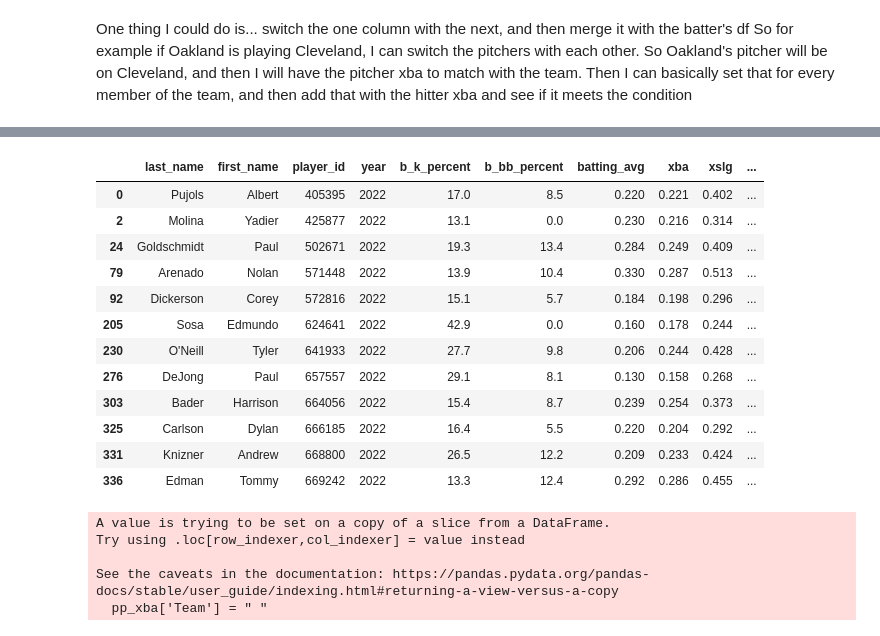
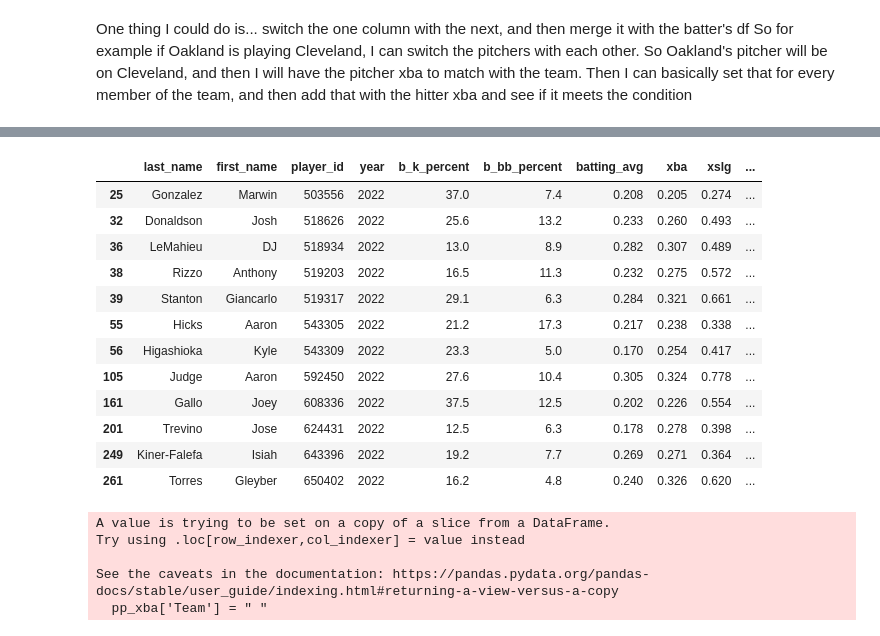
Before and after one commit to dkeyer/baseball_stuff, a Jupyter notebook: MLB_EDA.ipynb, the cells around one changed output, grey strips where cells are left out. Drawn from its saved outputs; the diff is of its cells as text; code cells hidden in the pictures.

Commit message:
changing team function

```diff
--- a/MLB_EDA.ipynb
+++ b/MLB_EDA.ipynb
@@ -340,19 +318,19 @@ pp_xba.sort_values(by='xslg', ascending=False)
 # %%
-batters_df.loc[batters_df['Team'] == 'STL']
+batters_df.loc[batters_df['Team'] == 'NYY']
 # %% [output]
 |  | last_name | first_name | player_id | year | b_k_percent | b_bb_percent | batting_avg | xba | xslg | ... |
-| 0 | Pujols | Albert | 405395 | 2022 | 17.0 | 8.5 | 0.220 | 0.221 | 0.402 | ... |
-| 2 | Molina | Yadier | 425877 | 2022 | 13.1 | 0.0 | 0.230 | 0.216 | 0.314 | ... |
-| 24 | Goldschmidt | Paul | 502671 | 2022 | 19.3 | 13.4 | 0.284 | 0.249 | 0.409 | ... |
-| 79 | Arenado | Nolan | 571448 | 2022 | 13.9 | 10.4 | 0.330 | 0.287 | 0.513 | ... |
-| 92 | Dickerson | Corey | 572816 | 2022 | 15.1 | 5.7 | 0.184 | 0.198 | 0.296 | ... |
-| 205 | Sosa | Edmundo | 624641 | 2022 | 42.9 | 0.0 | 0.160 | 0.178 | 0.244 | ... |
-| 230 | O'Neill | Tyler | 641933 | 2022 | 27.7 | 9.8 | 0.206 | 0.244 | 0.428 | ... |
-| 276 | DeJong | Paul | 657557 | 2022 | 29.1 | 8.1 | 0.130 | 0.158 | 0.268 | ... |
-| 303 | Bader | Harrison | 664056 | 2022 | 15.4 | 8.7 | 0.239 | 0.254 | 0.373 | ... |
-| 325 | Carlson | Dylan | 666185 | 2022 | 16.4 | 5.5 | 0.220 | 0.204 | 0.292 | ... |
-| 331 | Knizner | Andrew | 668800 | 2022 | 26.5 | 12.2 | 0.209 | 0.233 | 0.424 | ... |
-| 336 | Edman | Tommy | 669242 | 2022 | 13.3 | 12.4 | 0.292 | 0.286 | 0.455 | ... |
+| 25 | Gonzalez | Marwin | 503556 | 2022 | 37.0 | 7.4 | 0.208 | 0.205 | 0.274 | ... |
+| 32 | Donaldson | Josh | 518626 | 2022 | 25.6 | 13.2 | 0.233 | 0.260 | 0.493 | ... |
+| 36 | LeMahieu | DJ | 518934 | 2022 | 13.0 | 8.9 | 0.282 | 0.307 | 0.489 | ... |
+| 38 | Rizzo | Anthony | 519203 | 2022 | 16.5 | 11.3 | 0.232 | 0.275 | 0.572 | ... |
+| 39 | Stanton | Giancarlo | 519317 | 2022 | 29.1 | 6.3 | 0.284 | 0.321 | 0.661 | ... |
+| 55 | Hicks | Aaron | 543305 | 2022 | 21.2 | 17.3 | 0.217 | 0.238 | 0.338 | ... |
+| 56 | Higashioka | Kyle | 543309 | 2022 | 23.3 | 5.0 | 0.170 | 0.254 | 0.417 | ... |
+| 105 | Judge | Aaron | 592450 | 2022 | 27.6 | 10.4 | 0.305 | 0.324 | 0.778 | ... |
+| 161 | Gallo | Joey | 608336 | 2022 | 37.5 | 12.5 | 0.202 | 0.226 | 0.554 | ... |
+| 201 | Trevino | Jose | 624431 | 2022 | 12.5 | 6.3 | 0.178 | 0.278 | 0.398 | ... |
+| 249 | Kiner-Falefa | Isiah | 643396 | 2022 | 19.2 | 7.7 | 0.269 | 0.271 | 0.364 | ... |
+| 261 | Torres | Gleyber | 650402 | 2022 | 16.2 | 4.8 | 0.240 | 0.326 | 0.620 | ... |
 # %%
 pp_xba['Team'] = " "
 #New column to house when I switch the teams with each other
```
Also changed, not shown: parts of 29 cells of this notebook.
